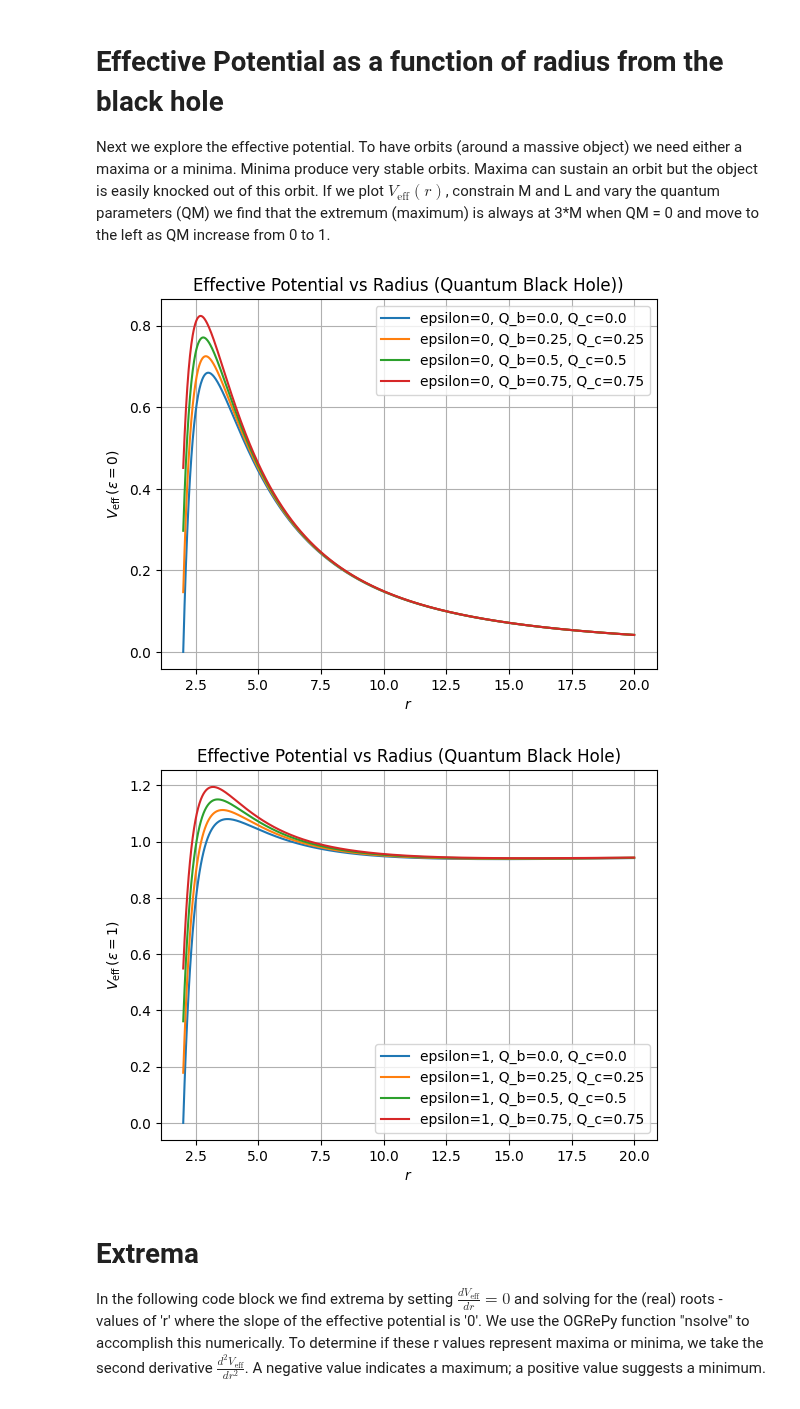
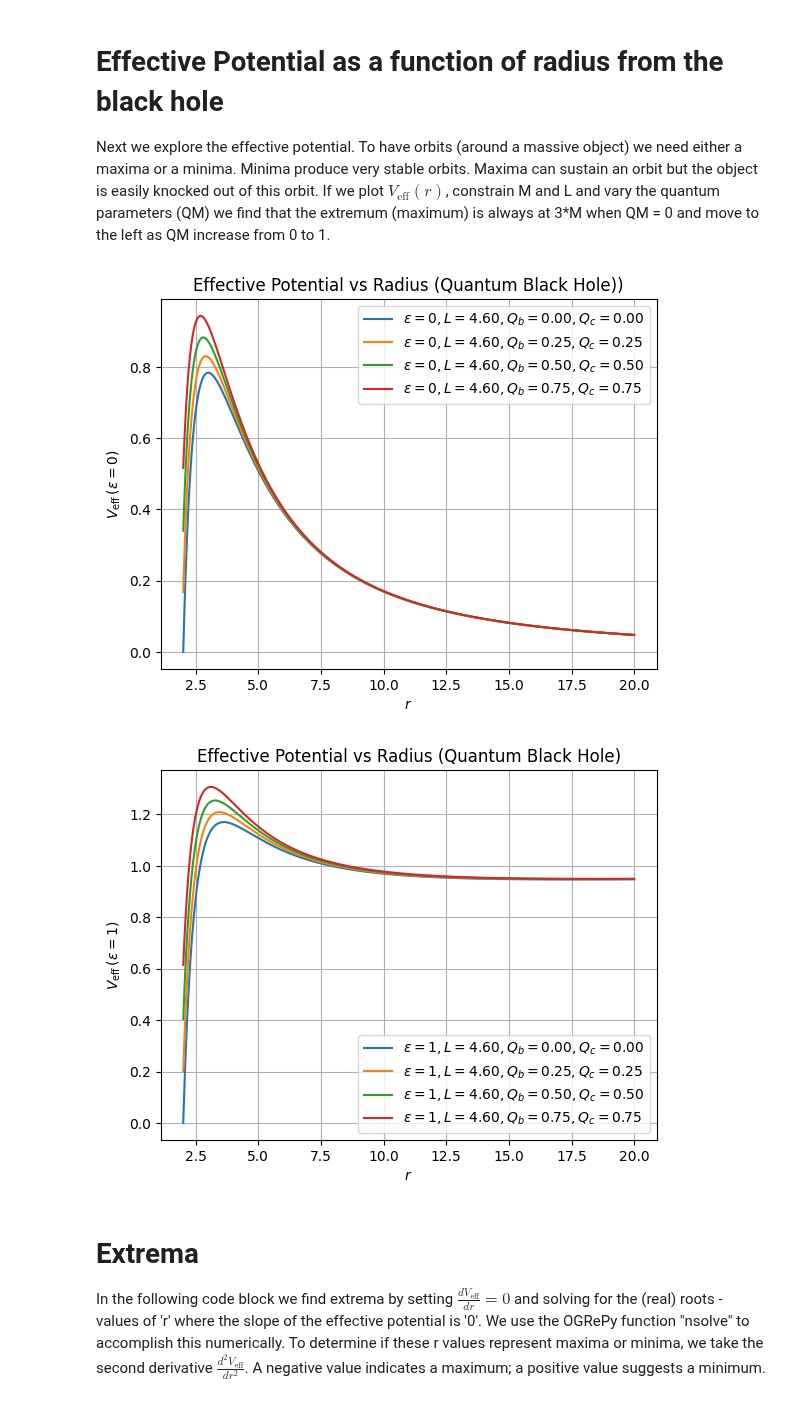
Before and after one commit to AdamSmithOrlik/quantum-black-holes, a Jupyter notebook: sue/research-2.ipynb, the cells around one changed output. Drawn from its saved outputs; the diff is of its cells as text; code cells hidden in the pictures.

```diff
--- a/sue/research-2.ipynb
+++ b/sue/research-2.ipynb
@@ -114,7 +107,7 @@ def h(r, M, Q_c):
 
 # effective potential
 def v_eff(r, M, L, Q_b, Q_c, epsilon=0):
-    return f(r, M, Q_b, Q_c) * (L**2*h(r, M, Q_c)**(-1) + epsilon)
+    return f(r, M, Q_b, Q_c) * (L**2/h(r, M, Q_c) + epsilon)
 
 # lamda - not accessed in this function - can be replaced by tau for massive particles
 def eq_of_motion(lamda, y, params, epsilon=0):
@@ -152,7 +145,7 @@ Q_c3 = 0.75
 
 # conserved quantities (constants); values used to study effective potential
 E1 = 1.0 # energy of orbiting particle
-L1 = 4.3 # angular momentum of orbiting particle
+L1 = 4.6 # angular momentum of orbiting particle
 
 # light orbit parameters
 # circular orbit at maxima at r = 3M
@@ -196,45 +189,45 @@ Next we explore the effective potential. To have orbits (around a massive object
 # %%
 # block 4 - calculate v_eff as a function of r given M (black hole mass), L (particles's angular momentum)
 # span of r values
 r_vals = np.linspace(rs1, r1, 1000)
 
 # get list of effective potential values for sigma=0
 v_eff_vals_Q0 = np.array([v_eff(i, M1, L1, Q_b0, Q_c0, epsilon=0) for i in r_vals])
 v_eff_vals_Q1 = np.array([v_eff(i, M1, L1, Q_b1, Q_c1, epsilon=0) for i in r_vals])
 v_eff_vals_Q2 = np.array([v_eff(i, M1, L1, Q_b2, Q_c2, epsilon=0) for i in r_vals])
 v_eff_vals_Q3 = np.array([v_eff(i, M1, L1, Q_b3, Q_c3, epsilon=0) for i in r_vals])
 
 # get list of effective potential values for sigma=1
 v_eff_vals_Q0_1 = np.array([v_eff(i, M1, L1, Q_b0, Q_c0, epsilon=1) for i in r_vals])
 v_eff_vals_Q1_1 = np.array([v_eff(i, M1, L1, Q_b1, Q_c1, epsilon=1) for i in r_vals])
 v_eff_vals_Q2_1 = np.array([v_eff(i, M1, L1, Q_b2, Q_c2, epsilon=1) for i in r_vals])
 v_eff_vals_Q3_1 = np.array([v_eff(i, M1, L1, Q_b3, Q_c3, epsilon=1) for i in r_vals])
 
-# Plot the results epsilon = 0
-plt.plot(r_vals, v_eff_vals_Q0, label=f'epsilon=0, Q_b={Q_b0}, Q_c={Q_c0}')
-plt.plot(r_vals, v_eff_vals_Q1, label=f'epsilon=0, Q_b={Q_b1}, Q_c={Q_c1}')
-plt.plot(r_vals, v_eff_vals_Q2, label=f'epsilon=0, Q_b={Q_b2}, Q_c={Q_c2}')
-plt.plot(r_vals, v_eff_vals_Q3, label=f'epsilon=0, Q_b={Q_b3}, Q_c={Q_c3}')
+# plot the results epsilon = 0
+plt.plot(r_vals, v_eff_vals_Q0, label=r'$\epsilon=0, L={:.2f}, Q_b={:.2f}, Q_c={:.2f}$'.format(L1, Q_b0, Q_c0))
+plt.plot(r_vals, v_eff_vals_Q1, label=r'$\epsilon=0, L={:.2f}, Q_b={:.2f}, Q_c={:.2f}$'.format(L1, Q_b1, Q_c1))
+plt.plot(r_vals, v_eff_vals_Q2, label=r'$\epsilon=0, L={:.2f}, Q_b={:.2f}, Q_c={:.2f}$'.format(L1, Q_b2, Q_c2))
+plt.plot(r_vals, v_eff_vals_Q3, label=r'$\epsilon=0, L={:.2f}, Q_b={:.2f}, Q_c={:.2f}$'.format(L1, Q_b3, Q_c3))
 plt.xlabel(r'$r$')
 plt.ylabel(r'$V_{\rm eff} \, (\epsilon = 0)$')
 plt.title('Effective Potential vs Radius (Quantum Black Hole))')
 plt.legend()
 plt.grid(True)
 plt.show()
-# Plot the results epsilon = 1
-plt.plot(r_vals, v_eff_vals_Q0_1, label=f'epsilon=1, Q_b={Q_b0}, Q_c={Q_c0}')
-plt.plot(r_vals, v_eff_vals_Q1_1, label=f'epsilon=1, Q_b={Q_b1}, Q_c={Q_c1}')
-plt.plot(r_vals, v_eff_vals_Q2_1, label=f'epsilon=1, Q_b={Q_b2}, Q_c={Q_c2}')
-plt.plot(r_vals, v_eff_vals_Q3_1, label=f'epsilon=1, Q_b={Q_b3}, Q_c={Q_c3}')
+# plot the results epsilon = 1
+plt.plot(r_vals, v_eff_vals_Q0_1, label=r'$\epsilon=1, L={:.2f}, Q_b={:.2f}, Q_c={:.2f}$'.format(L1, Q_b0, Q_c0))
+plt.plot(r_vals, v_eff_vals_Q1_1, label=r'$\epsilon=1, L={:.2f}, Q_b={:.2f}, Q_c={:.2f}$'.format(L1, Q_b1, Q_c1))
+plt.plot(r_vals, v_eff_vals_Q2_1, label=r'$\epsilon=1, L={:.2f}, Q_b={:.2f}, Q_c={:.2f}$'.format(L1, Q_b2, Q_c2))
+plt.plot(r_vals, v_eff_vals_Q3_1, label=r'$\epsilon=1, L={:.2f}, Q_b={:.2f}, Q_c={:.2f}$'.format(L1, Q_b3, Q_c3))
 plt.xlabel(r'$r$')
 plt.ylabel(r'$V_{\rm eff} \, (\epsilon = 1)$')
 plt.title('Effective Potential vs Radius (Quantum Black Hole)')
 plt.legend()
 plt.grid(True)
 plt.show()
 # %% [output]
-[figure, old version]
+[figure, new version]
-[figure, old version]
+[figure, new version]
 # %% [markdown]
 # Extrema
 
```
Also changed, not shown: parts of 4 cells of this notebook, 1 other file.
